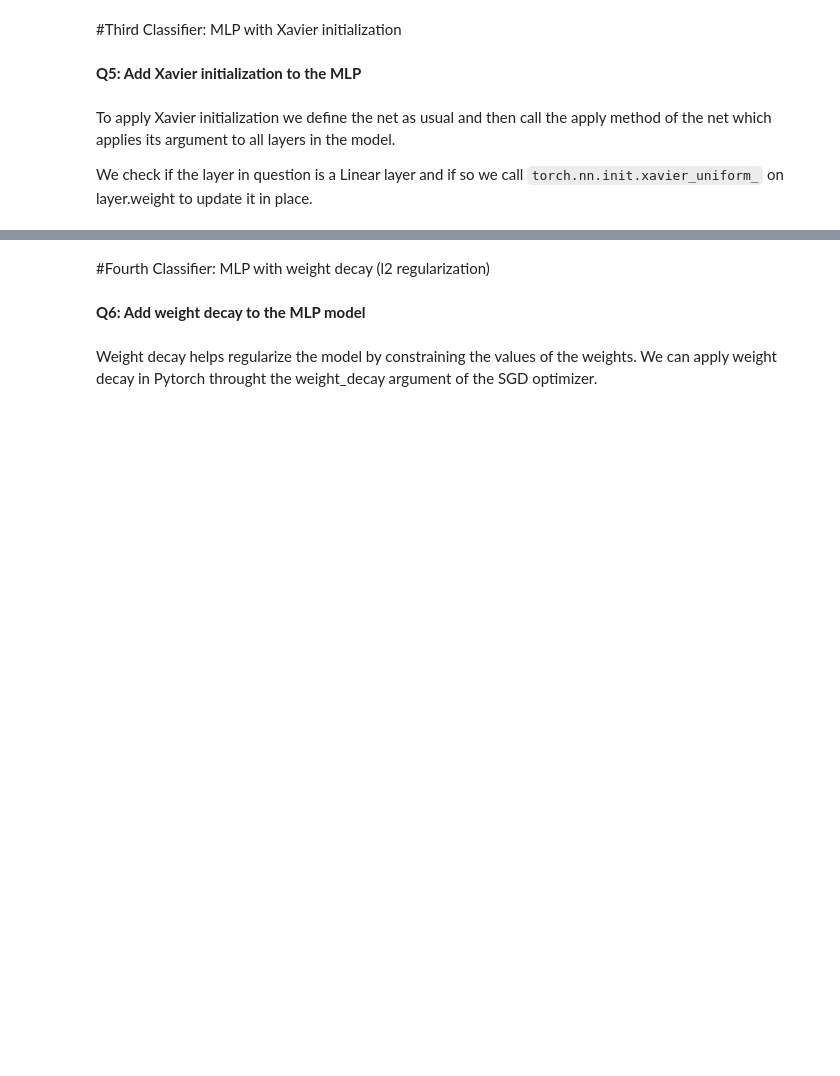
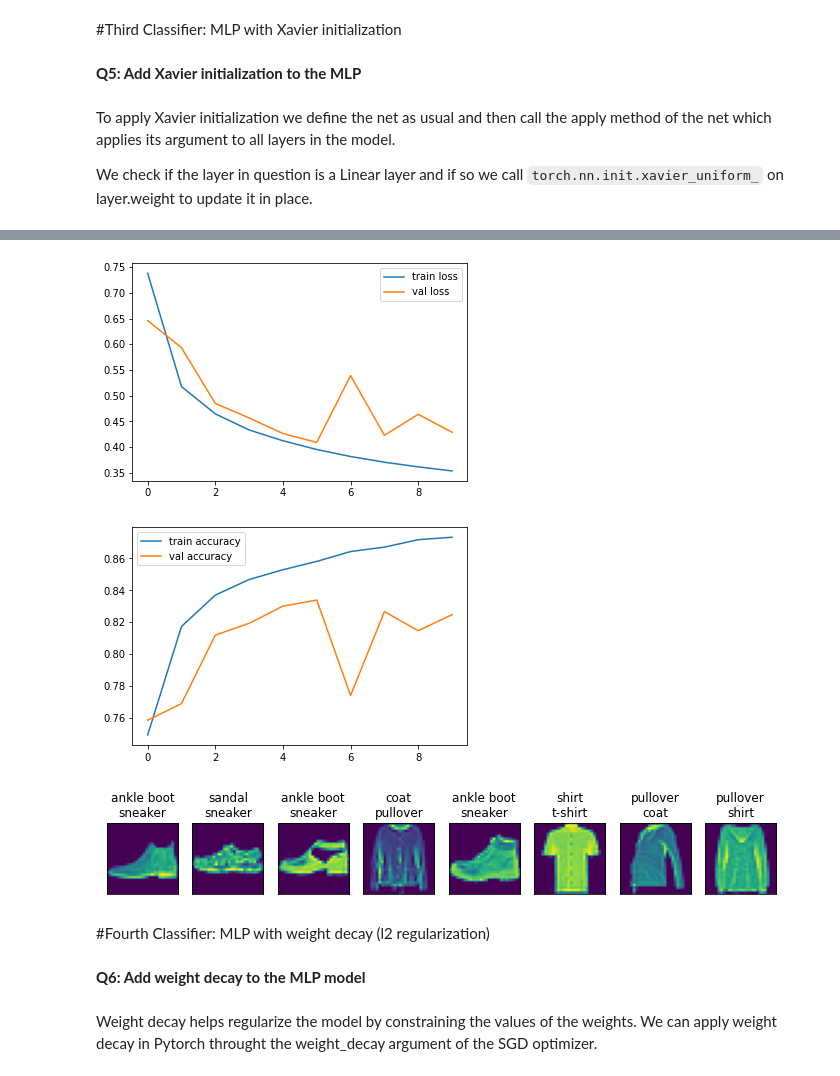
Before and after one commit to Hamada-Gado/IEEE-GUC-Deep-Learning-Tasks, a Jupyter notebook: IEEE_Session_3_Task.ipynb, the cells around one changed output, grey strips where cells are left out. Saved outputs shown, nothing was run; the diff lists cells and outputs as text; code cells hidden in the pictures; blank space fills up the shorter version.

```diff
--- a/IEEE_Session_3_Task.ipynb
+++ b/IEEE_Session_3_Task.ipynb
@@ -381,17 +440,19 @@ class MLPXavier(nn.Module):
 
       #TODO: Use the same net you used in Q4
       self.net = nn.Sequential(
-
-
+        nn.Flatten(),
+        nn.Linear(28*28, num_hiddens),
+        nn.ReLU(),
+        nn.Linear(num_hiddens, num_outputs)
       )
 
       #TODO: Call self.net.apply and pass the init_weights method as an argument
-
+      self.net.apply(self.init_weights)
 
     def init_weights(self, layer):
         if isinstance(layer, nn.Linear):
             #TODO: call torch.nn.init.xavier_uniform_ on layer.weight
-
+            torch.nn.init.xavier_uniform_(layer.weight)
             layer.bias.data.fill_(0.01)
 
     def forward(self, X):
@@ -412,3 +473,4 @@ data = FashionMNIST(batch_size=256)
 model = MLPXavier(num_outputs=10, num_hiddens=256, lr=0.1)
 trainer = Trainer(max_epochs=10)
 trainer.fit(model, data)
+# %% [output]
@@ -415,3 +487,6 @@ trainer.fit(model, data)
+[figure, added]
+[figure, added]
+[figure, added]
 # %% [markdown]
 #Fourth Classifier: MLP with weight decay (l2 regularization)
 # %% [markdown]
```
Also changed, not shown: parts of 12 cells of this notebook.
